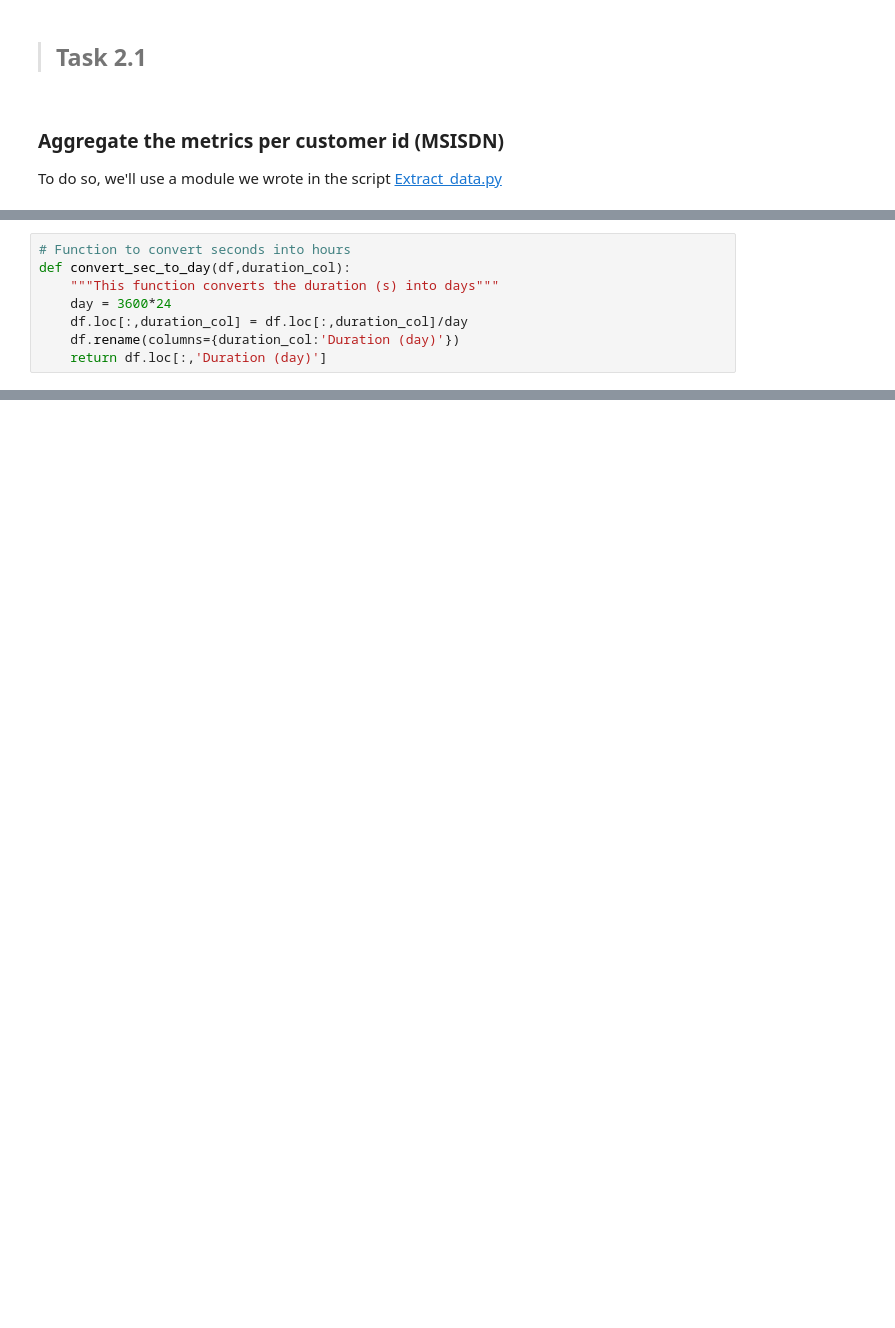
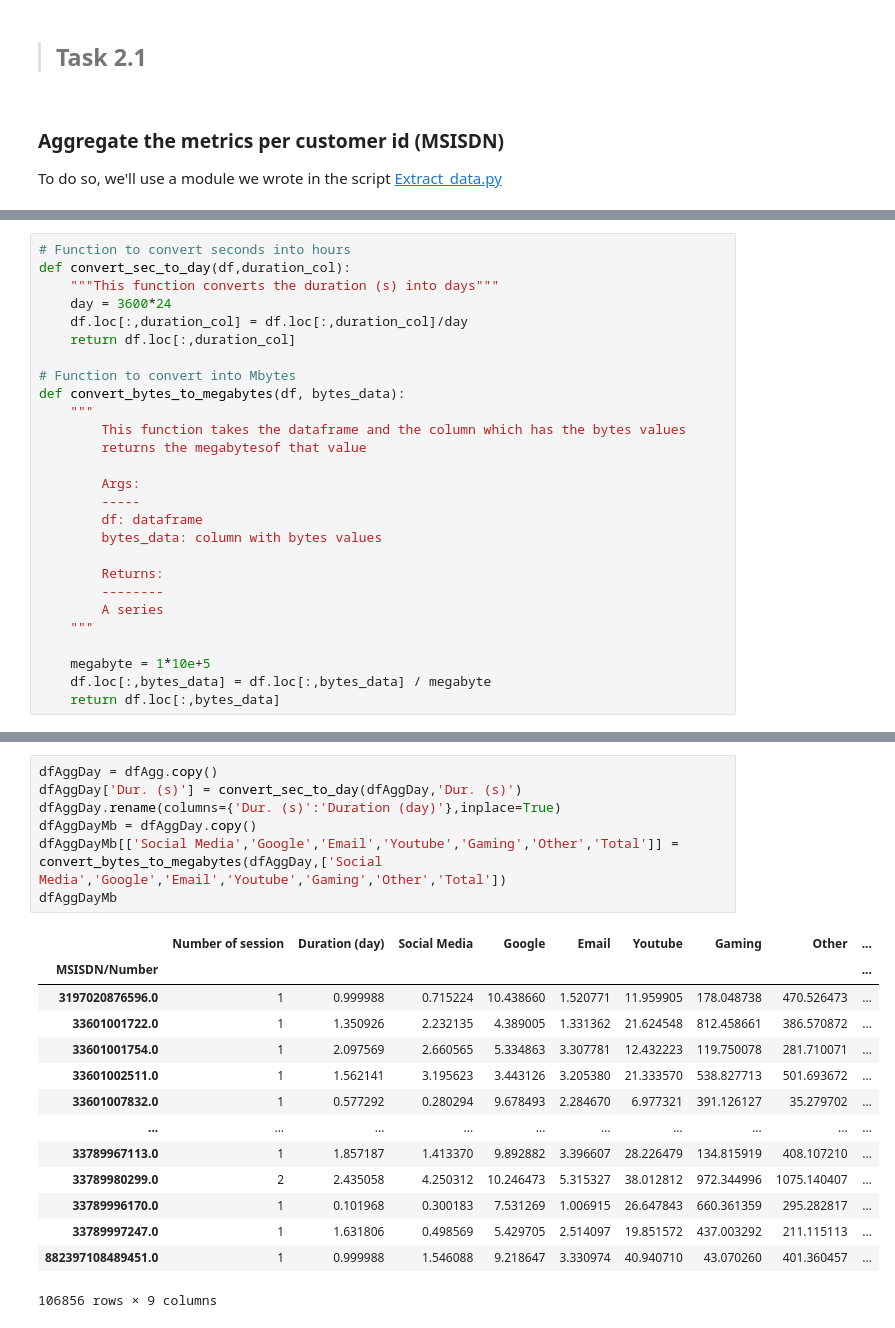
Before and after one commit to sidoine-dako/User-Analytics-Telecom-Industry, a Jupyter notebook: notebook/Task 2 - User Engagement analysis.ipynb, the cells around one changed output, grey strips where cells are left out. Cells and saved outputs as stored; diff of their text form; blank space fills up the shorter version.

```diff
--- a/notebook/Task 2 - User Engagement analysis.ipynb
+++ b/notebook/Task 2 - User Engagement analysis.ipynb
@@ -117,5 +135,24 @@ def convert_sec_to_day(df,duration_col):
     """This function converts the duration (s) into days"""
     day = 3600*24
     df.loc[:,duration_col] = df.loc[:,duration_col]/day
-    df.rename(columns={duration_col:'Duration (day)'})
-    return df.loc[:,'Duration (day)']
+    return df.loc[:,duration_col]
+
+# Function to convert into Mbytes
+def convert_bytes_to_megabytes(df, bytes_data):
+    """
+        This function takes the dataframe and the column which has the bytes values
+        returns the megabytesof that value
+
+        Args:
+        -----
+        df: dataframe
+        bytes_data: column with bytes values
+
+        Returns:
+        --------
+        A series
+    """
+
+    megabyte = 1*10e+5
+    df.loc[:,bytes_data] = df.loc[:,bytes_data] / megabyte
+    return df.loc[:,bytes_data]
@@ -140,0 +159,22 @@ dfAggDay
+# %%
+dfAggDay = dfAgg.copy()
+dfAggDay['Dur. (s)'] = convert_sec_to_day(dfAggDay,'Dur. (s)')
+dfAggDay.rename(columns={'Dur. (s)':'Duration (day)'},inplace=True)
+dfAggDayMb = dfAggDay.copy()
+dfAggDayMb[['Social Media','Google','Email','Youtube','Gaming','Other','Total']] = convert_bytes_to_megabytes(dfAggDay,['Social Media','Google','Email','Youtube','Gaming','Other','Total'])
+dfAggDayMb
+# %% [output]
+|  | Number of session | Duration (day) | Social Media | Google | Email | Youtube | Gaming | Other | ... |
+| MSISDN/Number |  |  |  |  |  |  |  |  | ... |
+| 3197020876596.0 | 1 | 0.999988 | 0.715224 | 10.438660 | 1.520771 | 11.959905 | 178.048738 | 470.526473 | ... |
+| 33601001722.0 | 1 | 1.350926 | 2.232135 | 4.389005 | 1.331362 | 21.624548 | 812.458661 | 386.570872 | ... |
+| 33601001754.0 | 1 | 2.097569 | 2.660565 | 5.334863 | 3.307781 | 12.432223 | 119.750078 | 281.710071 | ... |
+| 33601002511.0 | 1 | 1.562141 | 3.195623 | 3.443126 | 3.205380 | 21.333570 | 538.827713 | 501.693672 | ... |
+| 33601007832.0 | 1 | 0.577292 | 0.280294 | 9.678493 | 2.284670 | 6.977321 | 391.126127 | 35.279702 | ... |
+| ... | ... | ... | ... | ... | ... | ... | ... | ... | ... |
+| 33789967113.0 | 1 | 1.857187 | 1.413370 | 9.892882 | 3.396607 | 28.226479 | 134.815919 | 408.107210 | ... |
+| 33789980299.0 | 2 | 2.435058 | 4.250312 | 10.246473 | 5.315327 | 38.012812 | 972.344996 | 1075.140407 | ... |
+| 33789996170.0 | 1 | 0.101968 | 0.300183 | 7.531269 | 1.006915 | 26.647843 | 660.361359 | 295.282817 | ... |
+| 33789997247.0 | 1 | 1.631806 | 0.498569 | 5.429705 | 2.514097 | 19.851572 | 437.003292 | 211.115113 | ... |
+| 882397108489451.0 | 1 | 0.999988 | 1.546088 | 9.218647 | 3.330974 | 40.940710 | 43.070260 | 401.360457 | ... |
+106856 rows × 9 columns
```
Also changed, not shown: parts of 8 cells of this notebook.
